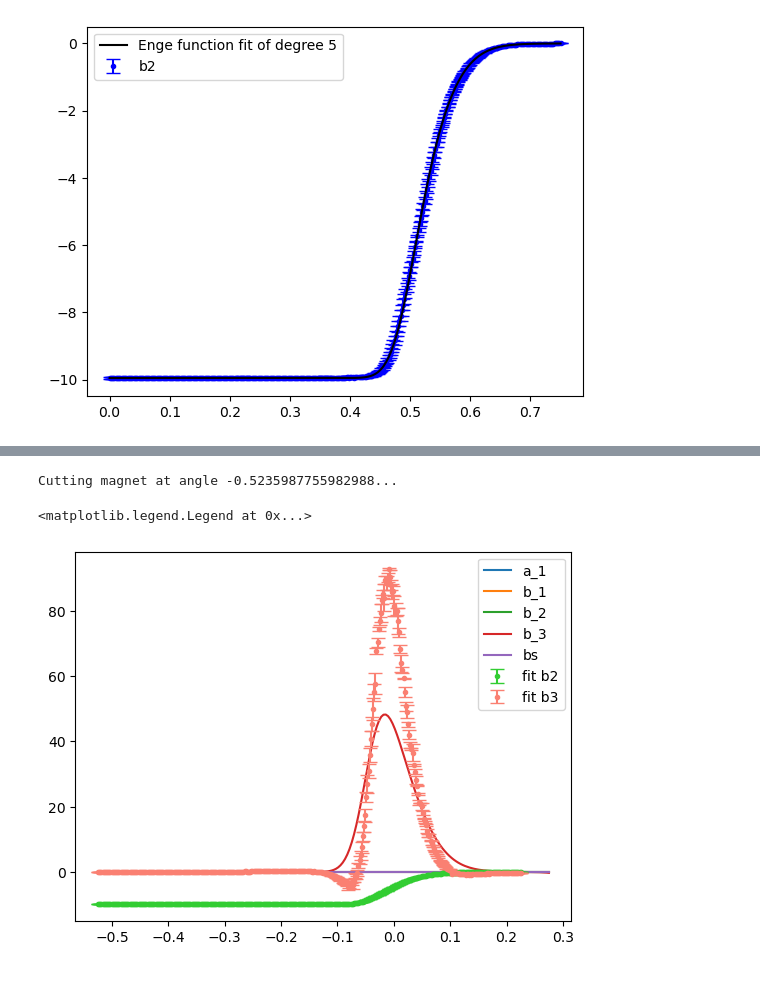
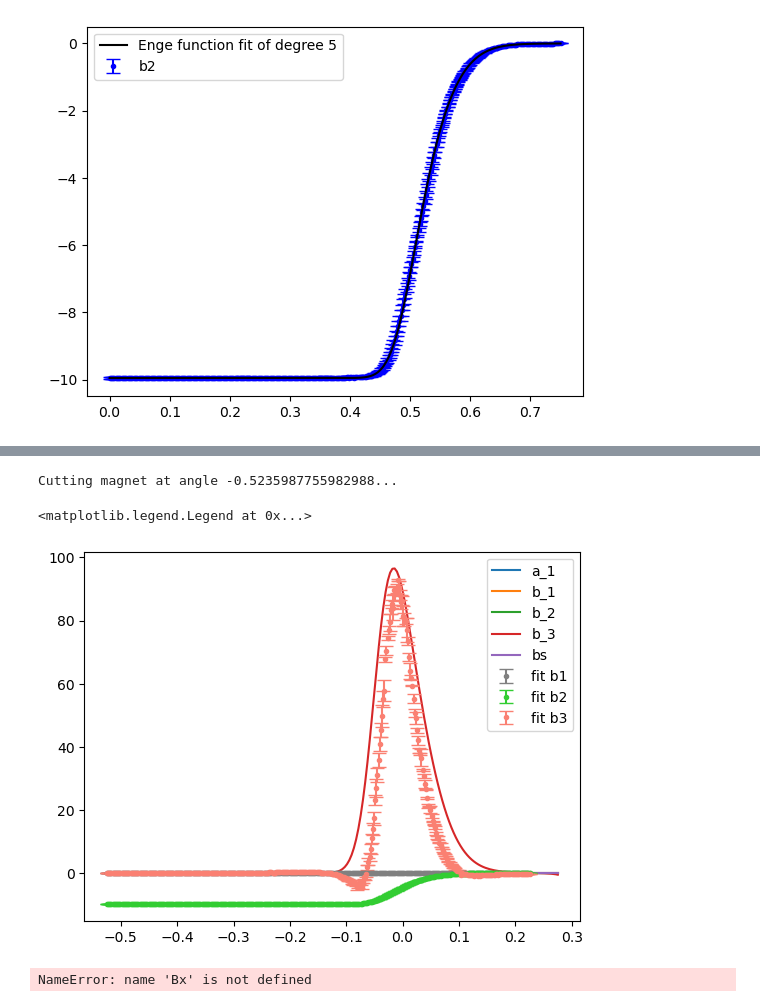
Before and after one commit to xsuite/bpmeth, a Jupyter notebook: fieldmaps/quadrupole_toymodels/fit_fieldmap.ipynb, the cells around one changed output, grey strips where cells are left out. Drawn from its saved outputs; the diff is of its cells as text; code cells hidden in the pictures.

Commit message:
Bug fix in transformation of model. Reasonable agreement with fieldmap

```diff
--- a/fieldmaps/quadrupole_toymodels/fit_fieldmap.ipynb
+++ b/fieldmaps/quadrupole_toymodels/fit_fieldmap.ipynb
@@ -86,23 +86,22 @@ $\displaystyle \operatorname{Poly}{\left( -14631.6460472137 s^{3} + 26708.406142
 # %%
 s = sp.symbols('s')
 b2 = sp.Function('b2')
 quadfringe = bpmeth.FieldExpansion(b=("0", b2(s)))
 
 cut_quadfringe = quadfringe.cut_at_angle(-30/180*np.pi)
 
 # Rotated model still to add, quadrupole measured at 30 degrees
 
 # Substitute b2 with actual profile
 cut_enge_quadfringe = bpmeth.FieldExpansion(b=[cut_quadfringe.b[i].replace(b2, lambda s : spEnge(s+sedge, *params)).doit() for i in range(3)])
-rot_enge_quadfringe = bpmeth.FieldExpansion(b=[rot_quadfringe.b[i].replace(b2, lambda s : spEnge(s+sedge, *params)).doit() for i in range(3)])
 
-# Factorial difference somewhere?
 fig, ax = plt.subplots()
 cut_enge_quadfringe.plot_components(smin=0-sedge, smax=0.8-sedge, ns=200, ax=ax)
+ax.errorbar(np.unique(cutquad.src['z'])-sedge, cutquad.z_multipoles(3, xmax=0.025)[1][:,0], yerr=cutquad.z_multipoles(3, xmax=0.025)[2][:,0], label='fit b1', color='gray', marker='.', ls='', capsize=5)
 ax.errorbar(np.unique(cutquad.src['z'])-sedge, cutquad.z_multipoles(3, xmax=0.025)[1][:,1], yerr=cutquad.z_multipoles(3, xmax=0.025)[2][:,1], label='fit b2', color='limegreen', marker='.', ls='', capsize=5)
 ax.errorbar(np.unique(cutquad.src['z'])-sedge, cutquad.z_multipoles(3, xmax=0.025)[1][:,2], yerr=cutquad.z_multipoles(3, xmax=0.025)[2][:,2], label='fit b3', color='salmon', marker='.', ls='', capsize=5)
 plt.legend()
 # %% [output]
 Cutting magnet at angle -0.5235987755982988...
 <matplotlib.legend.Legend at 0x...>
-[figure, old version]
+[figure, new version]
@@ -108,0 +121,4 @@ Cutting magnet at angle -0.5235987755982988...
+# %%
+data = np.array(X.flatten(), Y.flatten(), S.flatten(), Bx.flatten(), By.flatten(), Bz.flatten()).T
+# %% [output]
+NameError: name 'Bx' is not defined
```
Also changed, not shown: parts of 2 cells of this notebook, 2 other files.
